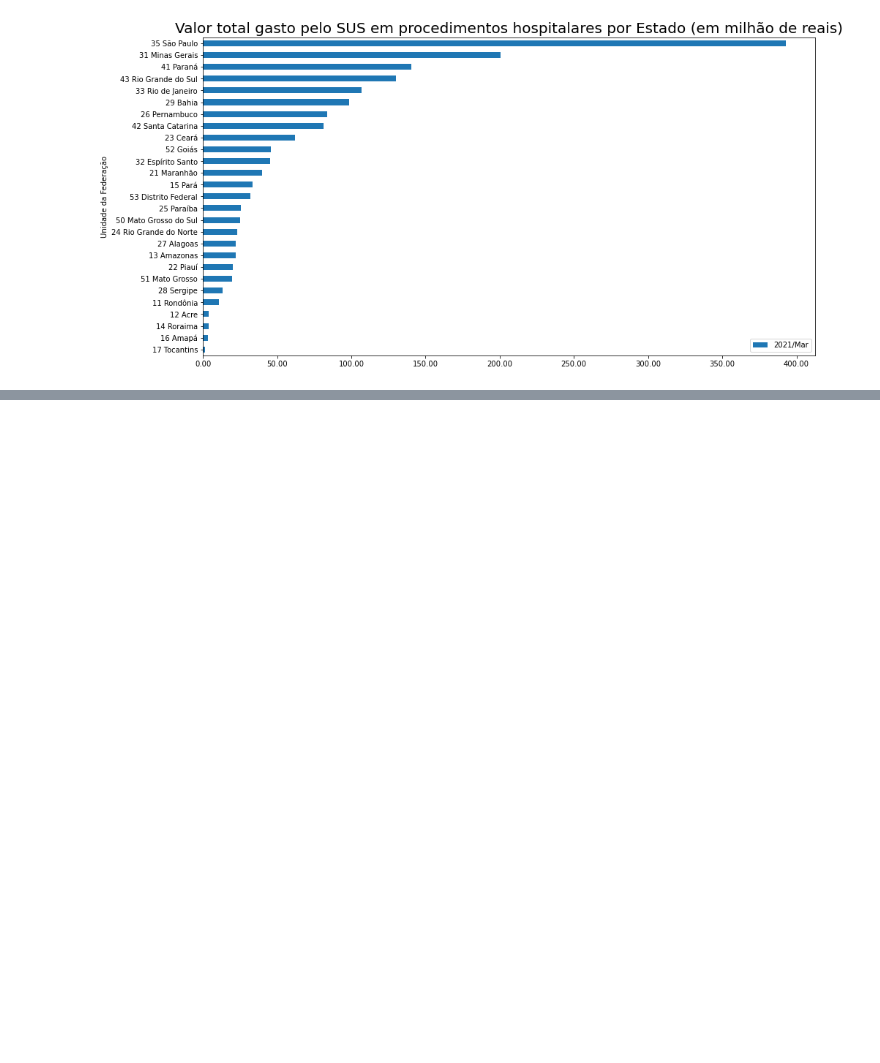
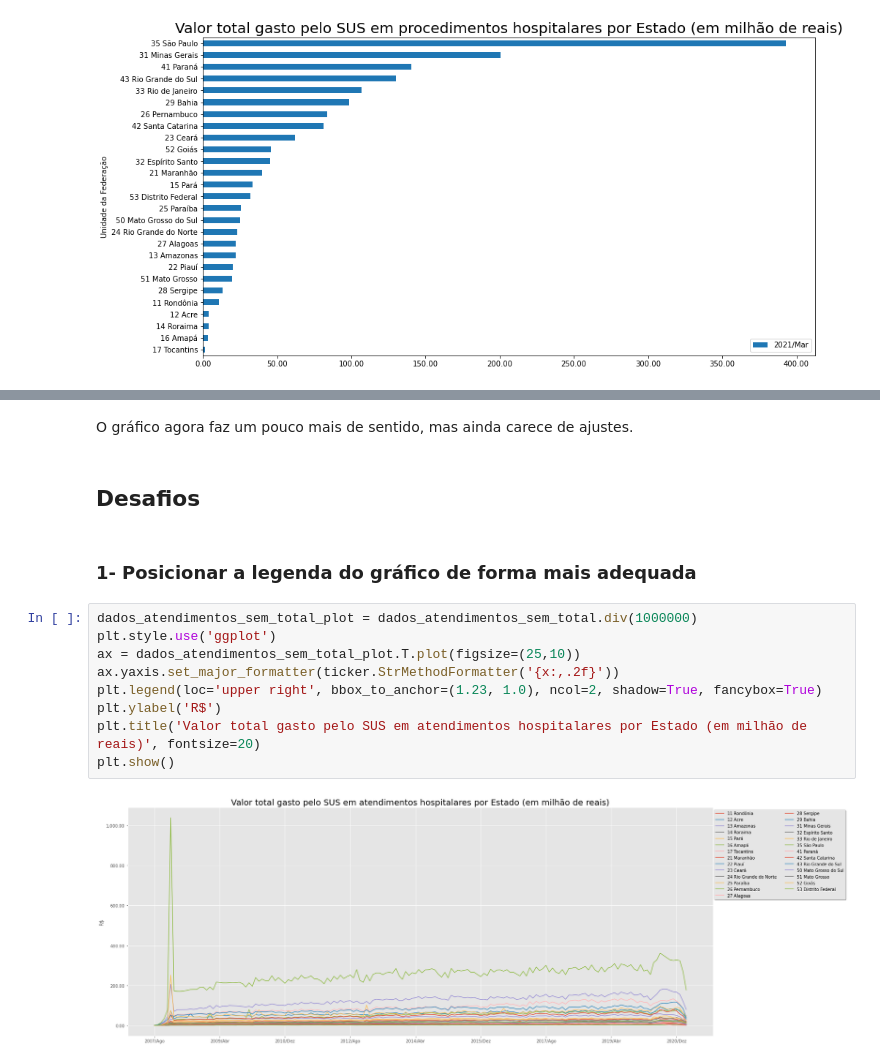
Before and after one commit to edwi-feitoza/bootcamp-alura-data-science-3, a Jupyter notebook: modulo_1/bootcamp_alura_datasus.ipynb, the cells around one changed output, grey strips where cells are left out. Drawn from its saved outputs; the diff is of its cells as text; blank space fills up the shorter version.

Commit message:
Conteúdo e desafios da segunda aula.

```diff
--- a/modulo_1/bootcamp_alura_datasus.ipynb
+++ b/modulo_1/bootcamp_alura_datasus.ipynb
@@ -143,0 +382,17 @@ plt.show()
+# %% [markdown]
+O gráfico agora faz um pouco mais de sentido, mas ainda carece de ajustes.
+# %% [markdown]
+## Desafios
+# %% [markdown]
+### 1- Posicionar a legenda do gráfico de forma mais adequada
+# %%
+dados_atendimentos_sem_total_plot = dados_atendimentos_sem_total.div(1000000)
+plt.style.use('ggplot')
+ax = dados_atendimentos_sem_total_plot.T.plot(figsize=(25,10))
+ax.yaxis.set_major_formatter(ticker.StrMethodFormatter('{x:,.2f}'))
+plt.legend(loc='upper right', bbox_to_anchor=(1.23, 1.0), ncol=2, shadow=True, fancybox=True)
+plt.ylabel('R$')
+plt.title('Valor total gasto pelo SUS em atendimentos hospitalares por Estado (em milhão de reais)', fontsize=20)
+plt.show()
+# %% [output]
+[figure, added]
```
Also changed, not shown: parts of 37 cells of this notebook, 1 other file.
